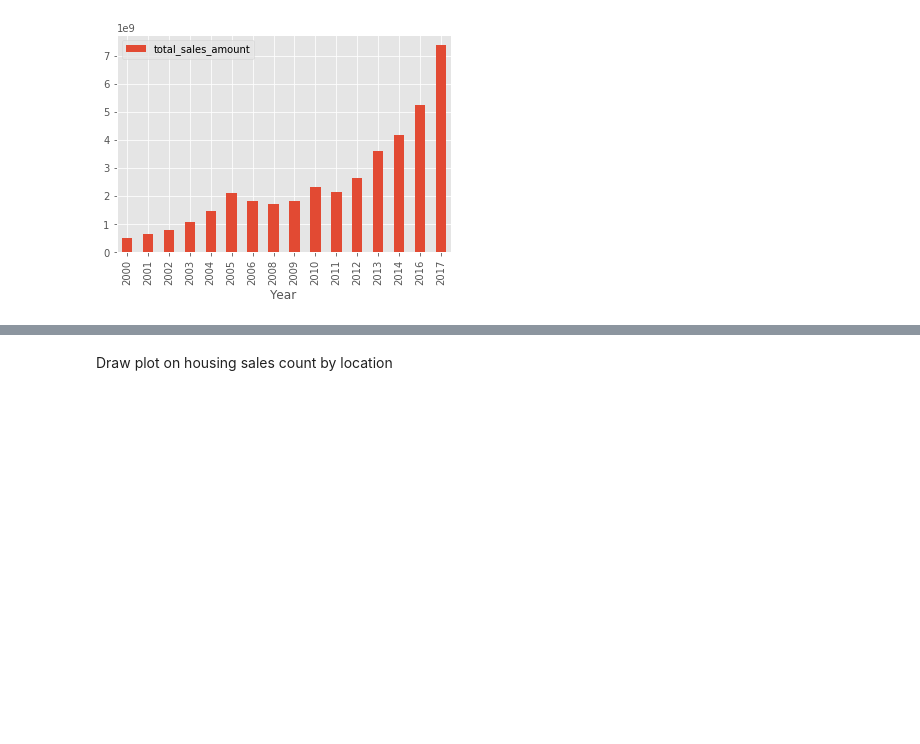
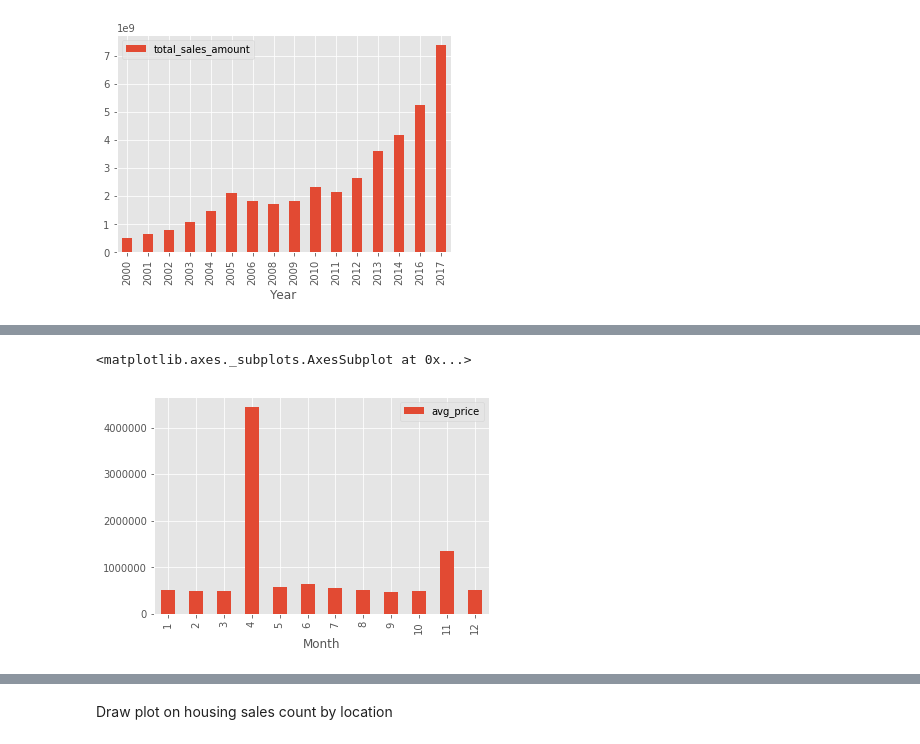
Before and after one commit to elieric/is843, a Jupyter notebook: assignment_1.ipynb, the cells around one changed output, grey strips where cells are left out. Cells and saved outputs as stored; diff of their text form; code cells hidden in the pictures; blank space fills up the shorter version.

```diff
--- a/assignment_1.ipynb
+++ b/assignment_1.ipynb
@@ -399,0 +447,5 @@ df1[["total_sales_amount" ]].plot.bar().invert_xaxis()
+# %%
+df3[["avg_price"]].plot.bar()
+# %% [output]
+<matplotlib.axes._subplots.AxesSubplot at 0x...>
+[figure, added]
```
Also changed, not shown: parts of 41 cells of this notebook.
